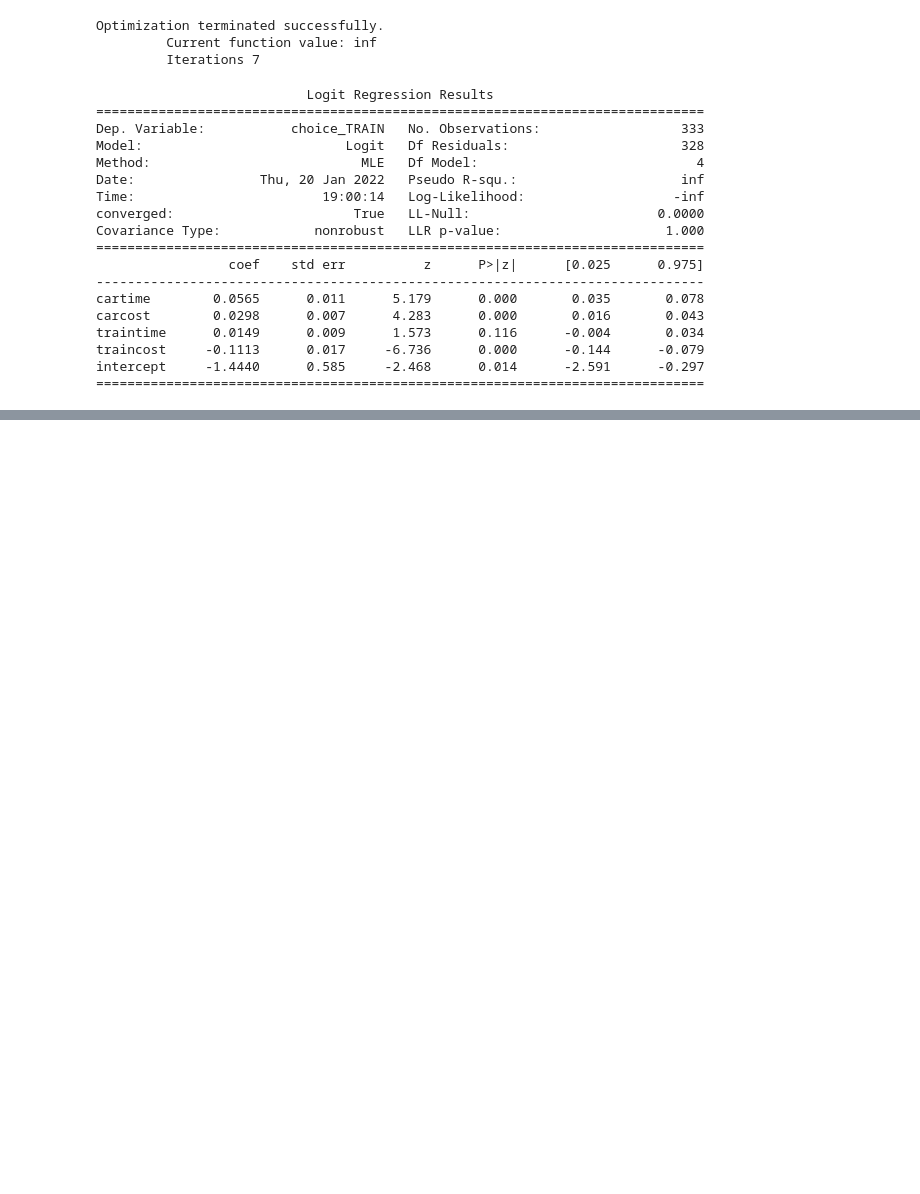
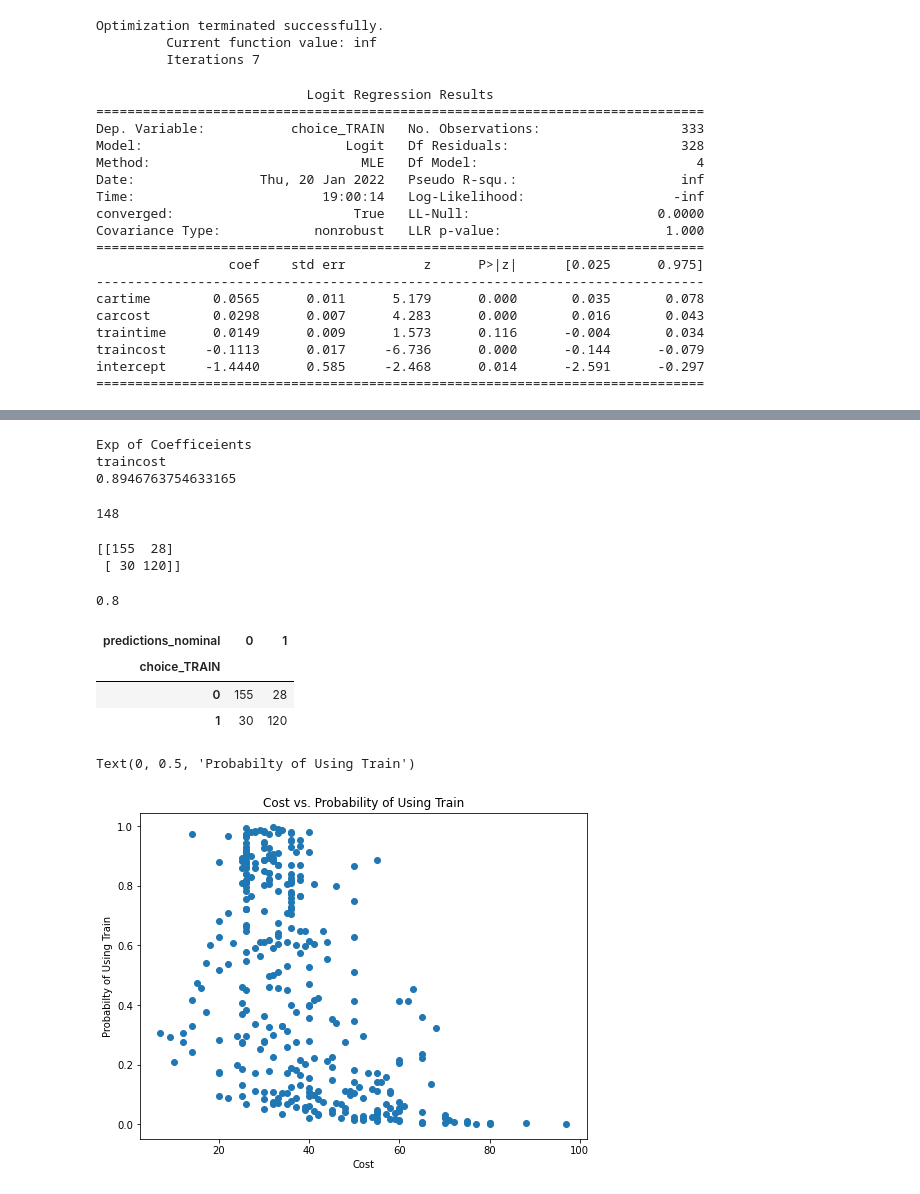
Before and after one commit to seaaaaany/Sydney_Trainsportation, a Jupyter notebook: Sydney.ipynb, the cells around one changed output, grey strips where cells are left out. Cells and saved outputs as stored; diff of their text form; code cells hidden in the pictures; blank space fills up the shorter version.

```diff
--- a/Sydney.ipynb
+++ b/Sydney.ipynb
@@ -134,3 +134,19 @@ traintime      0.0149      0.009      1.573      0.116      -0.004       0.034
 traincost     -0.1113      0.017     -6.736      0.000      -0.144      -0.079
 intercept     -1.4440      0.585     -2.468      0.014      -2.591      -0.297
 ==============================================================================
+# %%
+#alternative approach to run a logistic regression
+y = sydney['choice_TRAIN']
+cartime = sydney['cartime']
+carcost = sydney['carcost']
+traintime = sydney['traintime']
+traincost = sydney['traincost']
+
+# define design matrix for the linear predictor
+Intercept = np.array([1] * len(y))
+x = np.array([Intercept, cartime, carcost, traintime, traincost]).T
+
+# generalized linear model for logistic regression (notice we are using GLM here)
+logistic_regression = sm.GLM(y, x, family=sm.families.Binomial())
+sydney_fit = logistic_regression.fit()
+print(sydney_fit.summary())
@@ -136,0 +174,45 @@ intercept     -1.4440      0.585     -2.468      0.014      -2.591      -0.297
+# %%
+print("Exp of Coefficeients")
+print("traincost")
+print(math.exp(train_result.params['traincost']))
+# %% [output]
+Exp of Coefficeients
+traincost
+0.8946763754633165
+# %%
+#prediction
+sydney['predicted_prob'] = train_result.predict()
+#predicted class
+sydney['predictions_nominal'] = [ 0 if x < 0.5 else 1 for x in sydney['predicted_prob']]
+# %%
+sum(sydney['predictions_nominal'])
+# %% [output]
+148
+# %%
+#confusion matrix
+print(confusion_matrix(sydney["choice_TRAIN"],sydney['predictions_nominal']))
+# %% [output]
+[[155  28]
+ [ 30 120]]
+# %%
+120/150
+# %% [output]
+0.8
+# %%
+pd.crosstab(sydney['choice_TRAIN'],sydney['predictions_nominal'])
+# %% [output]
+| predictions_nominal | 0 | 1 |
+| choice_TRAIN |  |  |
+| 0 | 155 | 28 |
+| 1 | 30 | 120 |
+# %%
+#create plot
+plt.figure(figsize=(8, 6))
+plt.scatter(sydney['traincost'],
+            sydney['predicted_prob'])
+plt.title("Cost vs. Probability of Using Train")
+plt.xlabel("Cost")
+plt.ylabel("Probabilty of Using Train")
+# %% [output]
+Text(0, 0.5, 'Probabilty of Using Train')
+[figure, added]
```
Also changed, not shown: parts of 2 cells of this notebook, 1 other file.
